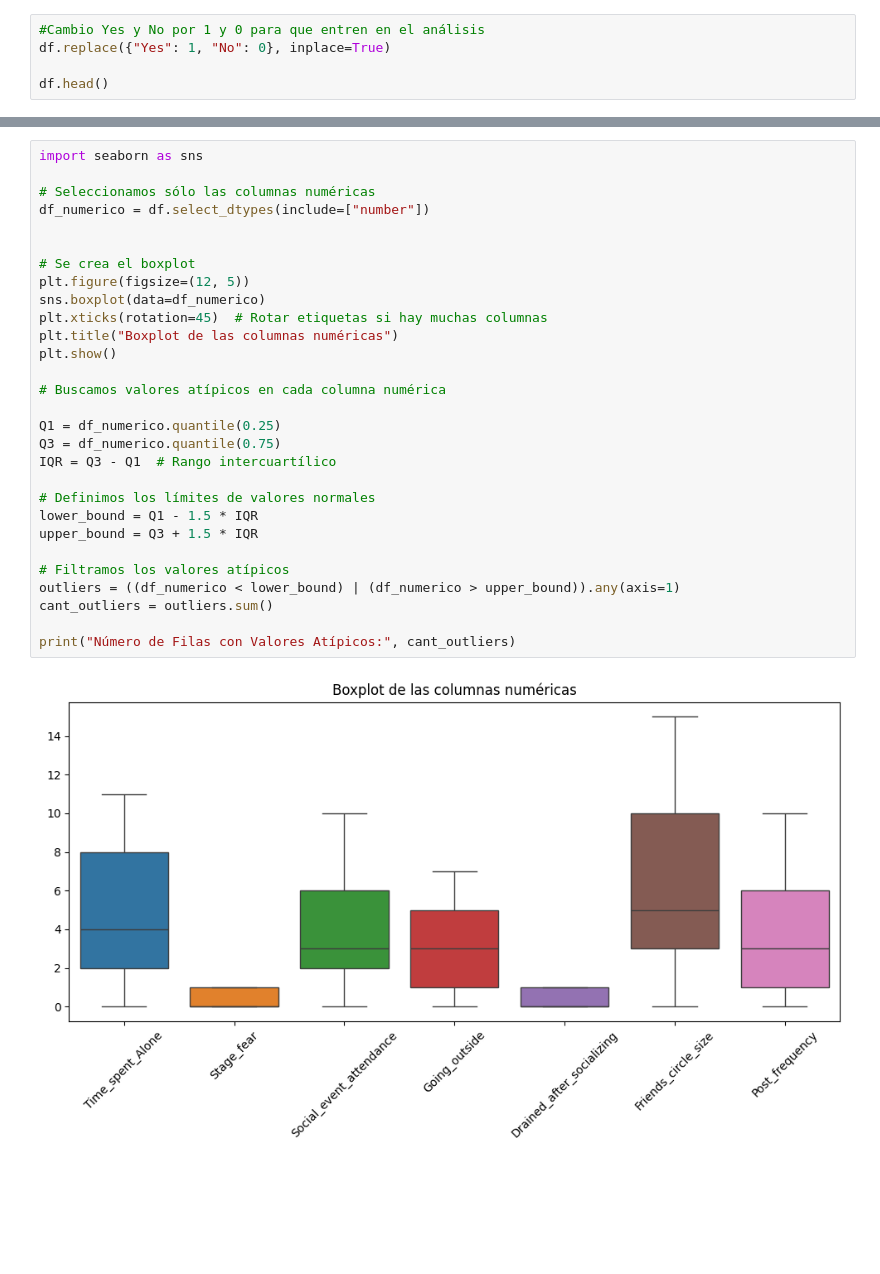
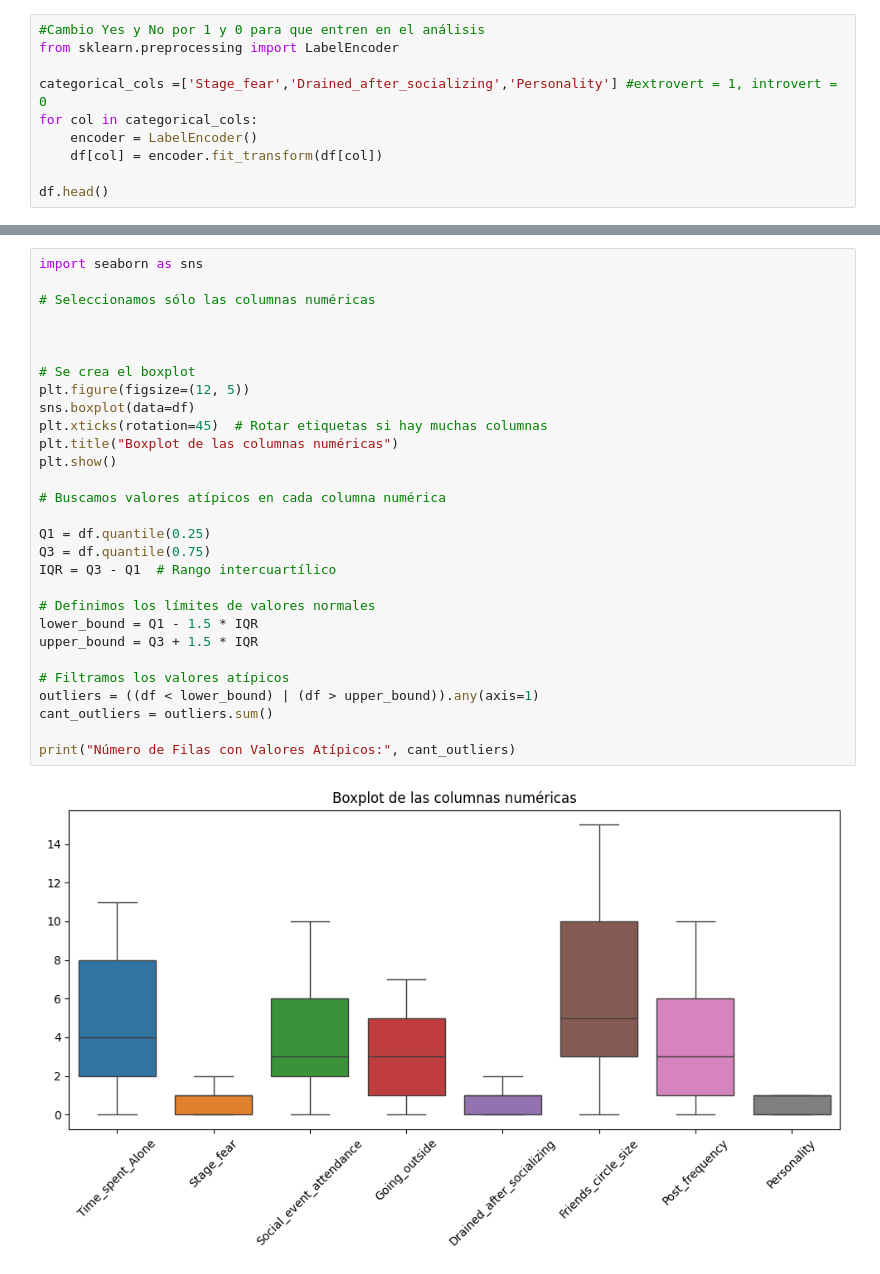
Before and after one commit to julygomez1/TP_Final_Mat3, a Jupyter notebook: Analisis de datos.ipynb, the cells around one changed output, grey strips where cells are left out. Cells and saved outputs as stored; diff of their text form; blank space fills up the shorter version.

```diff
--- a/Analisis de datos.ipynb
+++ b/Analisis de datos.ipynb
@@ -24,6 +35,11 @@ df
 # %%
 #Cambio Yes y No por 1 y 0 para que entren en el análisis
-df.replace({"Yes": 1, "No": 0}, inplace=True)
+from sklearn.preprocessing import LabelEncoder
+
+categorical_cols =['Stage_fear','Drained_after_socializing','Personality'] #extrovert = 1, introvert = 0
+for col in categorical_cols:
+    encoder = LabelEncoder()
+    df[col] = encoder.fit_transform(df[col])
 
 df.head()
 # %% [output]
@@ -50,34 +67,34 @@ Estadísticas descriptivas:
 # %%
 import seaborn as sns
 
 # Seleccionamos sólo las columnas numéricas
-df_numerico = df.select_dtypes(include=["number"])
+
 
 
 # Se crea el boxplot
 plt.figure(figsize=(12, 5))
-sns.boxplot(data=df_numerico)
+sns.boxplot(data=df)
 plt.xticks(rotation=45)  # Rotar etiquetas si hay muchas columnas
 plt.title("Boxplot de las columnas numéricas")
 plt.show()
 
 # Buscamos valores atípicos en cada columna numérica
 
-Q1 = df_numerico.quantile(0.25)
-Q3 = df_numerico.quantile(0.75)
+Q1 = df.quantile(0.25)
+Q3 = df.quantile(0.75)
 IQR = Q3 - Q1  # Rango intercuartílico
 
 # Definimos los límites de valores normales
 lower_bound = Q1 - 1.5 * IQR
 upper_bound = Q3 + 1.5 * IQR
 
 # Filtramos los valores atípicos
-outliers = ((df_numerico < lower_bound) | (df_numerico > upper_bound)).any(axis=1)
+outliers = ((df < lower_bound) | (df > upper_bound)).any(axis=1)
 cant_outliers = outliers.sum()
 
 print("Número de Filas con Valores Atípicos:", cant_outliers)
 # %% [output]
-[figure, old version]
+[figure, new version]
 Número de Filas con Valores Atípicos: 0
 # %%
 #Correlación de los datos no normalizados
```
Also changed, not shown: parts of 5 cells of this notebook.
